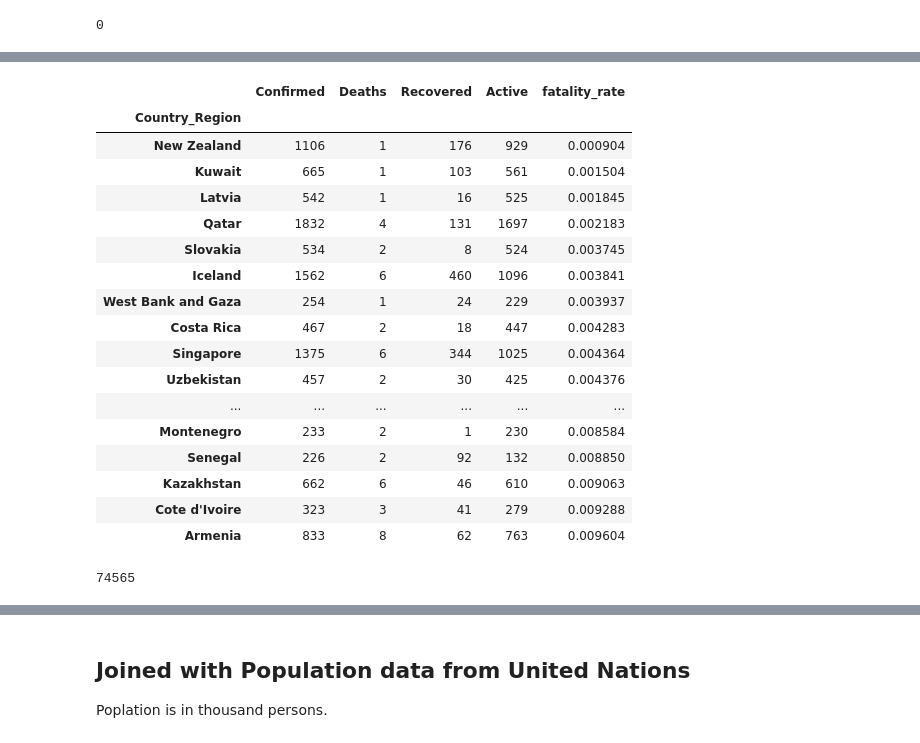
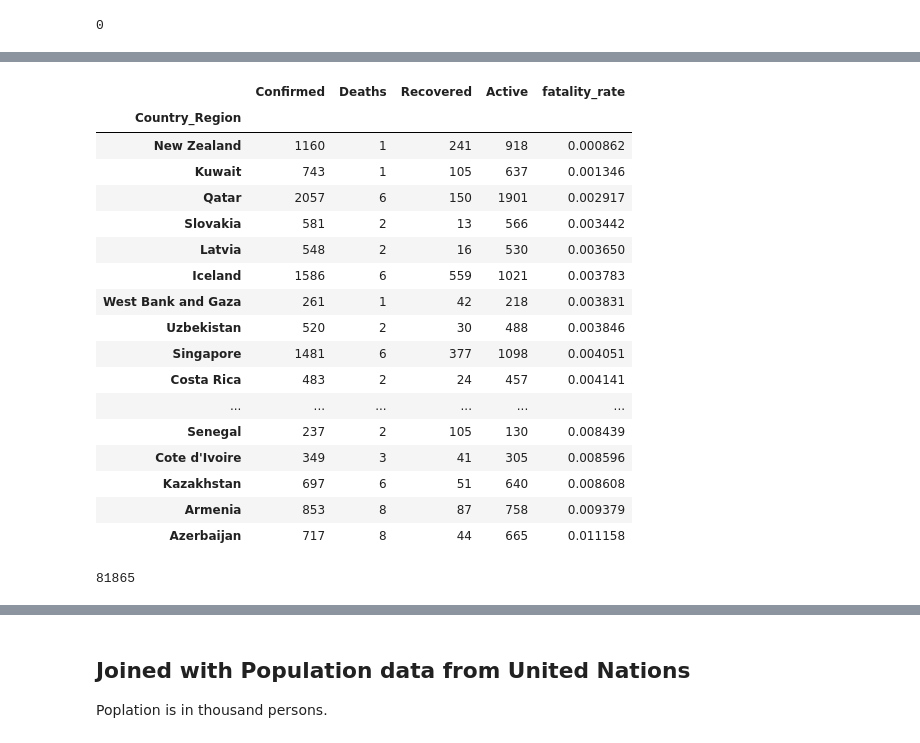
Before and after one commit to nnworkspace/covid19-insight, a Jupyter notebook: covid19-insight.ipynb, the cells around one changed output, grey strips where cells are left out. Drawn from its saved outputs; the diff is of its cells as text; code cells hidden in the pictures.

```diff
--- a/covid19-insight.ipynb
+++ b/covid19-insight.ipynb
@@ -12,7 +16,7 @@ print('numpy version: ', np.version.version)
 pandas version:  1.0.3
 numpy version:  1.18.1
 # %%
-covid_daily_df = pd.read_csv('data/2020-04-06.csv')
+covid_daily_df = pd.read_csv('data/2020-04-07.csv')
 
 covid_daily_df.head()
 # %% [output]
@@ -127,30 +131,30 @@ fatalities[:25]
 # %%
-fatalities_asc = df_country_cases.query('(Deaths > 0) & (Confirmed > 30)').sort_values(by = 'fatality_rate', ascending = True)
+fatalities_asc = df_country_cases.query('(Deaths > 0) & (Confirmed > 50)').sort_values(by = 'fatality_rate', ascending = True)
 
 fatalities_asc[:25]
 # %% [output]
 |  | Confirmed | Deaths | Recovered | Active | fatality_rate |
 | Country_Region |  |  |  |  |  |
-| New Zealand | 1106 | 1 | 176 | 929 | 0.000904 |
-| Kuwait | 665 | 1 | 103 | 561 | 0.001504 |
-| Latvia | 542 | 1 | 16 | 525 | 0.001845 |
-| Qatar | 1832 | 4 | 131 | 1697 | 0.002183 |
-| Slovakia | 534 | 2 | 8 | 524 | 0.003745 |
-| Iceland | 1562 | 6 | 460 | 1096 | 0.003841 |
-| West Bank and Gaza | 254 | 1 | 24 | 229 | 0.003937 |
-| Costa Rica | 467 | 2 | 18 | 447 | 0.004283 |
-| Singapore | 1375 | 6 | 344 | 1025 | 0.004364 |
-| Uzbekistan | 457 | 2 | 30 | 425 | 0.004376 |
+| New Zealand | 1160 | 1 | 241 | 918 | 0.000862 |
+| Kuwait | 743 | 1 | 105 | 637 | 0.001346 |
+| Qatar | 2057 | 6 | 150 | 1901 | 0.002917 |
+| Slovakia | 581 | 2 | 13 | 566 | 0.003442 |
+| Latvia | 548 | 2 | 16 | 530 | 0.003650 |
+| Iceland | 1586 | 6 | 559 | 1021 | 0.003783 |
+| West Bank and Gaza | 261 | 1 | 42 | 218 | 0.003831 |
+| Uzbekistan | 520 | 2 | 30 | 488 | 0.003846 |
+| Singapore | 1481 | 6 | 377 | 1098 | 0.004051 |
+| Costa Rica | 483 | 2 | 24 | 457 | 0.004141 |
 | ... | ... | ... | ... | ... | ... |
-| Montenegro | 233 | 2 | 1 | 230 | 0.008584 |
-| Senegal | 226 | 2 | 92 | 132 | 0.008850 |
-| Kazakhstan | 662 | 6 | 46 | 610 | 0.009063 |
-| Cote d'Ivoire | 323 | 3 | 41 | 279 | 0.009288 |
-| Armenia | 833 | 8 | 62 | 763 | 0.009604 |
+| Senegal | 237 | 2 | 105 | 130 | 0.008439 |
+| Cote d'Ivoire | 349 | 3 | 41 | 305 | 0.008596 |
+| Kazakhstan | 697 | 6 | 51 | 640 | 0.008608 |
+| Armenia | 853 | 8 | 87 | 758 | 0.009379 |
+| Azerbaijan | 717 | 8 | 44 | 665 | 0.011158 |
 # %%
 df_country_cases.Deaths.sum()
 # %% [output]
-74565
+81865
 # %%
 # fatalitiy over all countries having more than 30 confirmed cases.
 
```
Also changed, not shown: parts of 18 cells of this notebook, 1 other file.
